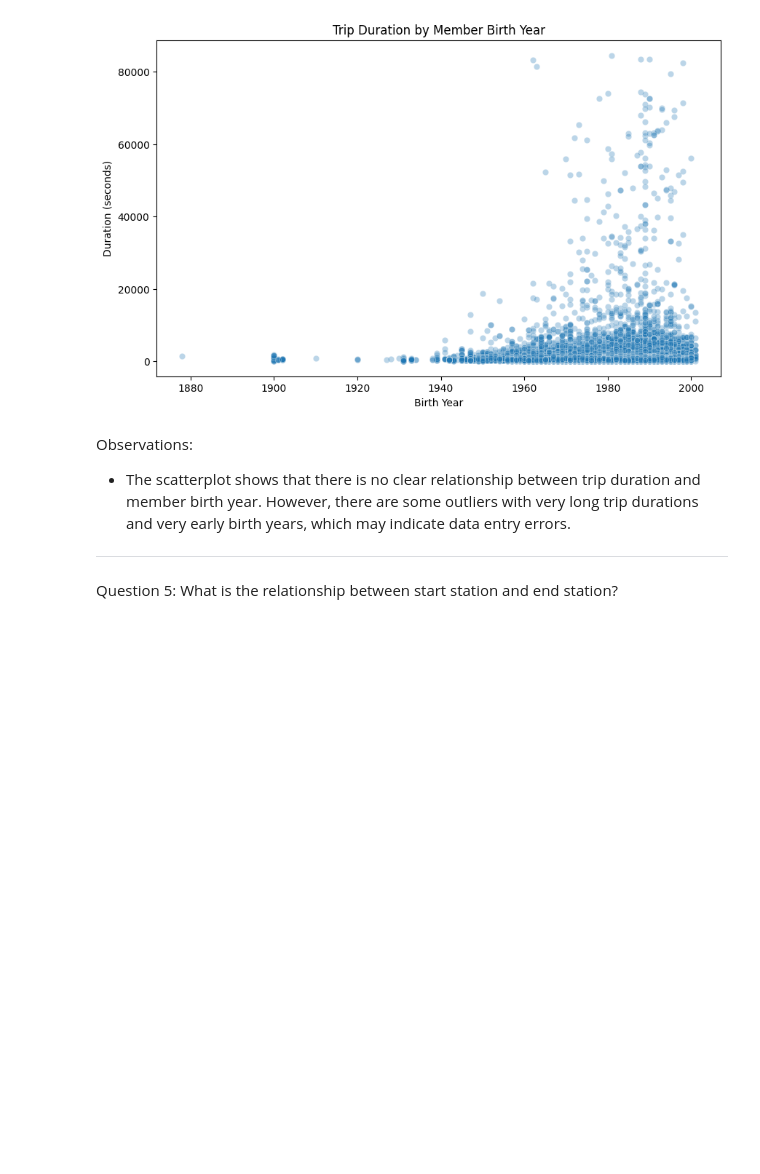
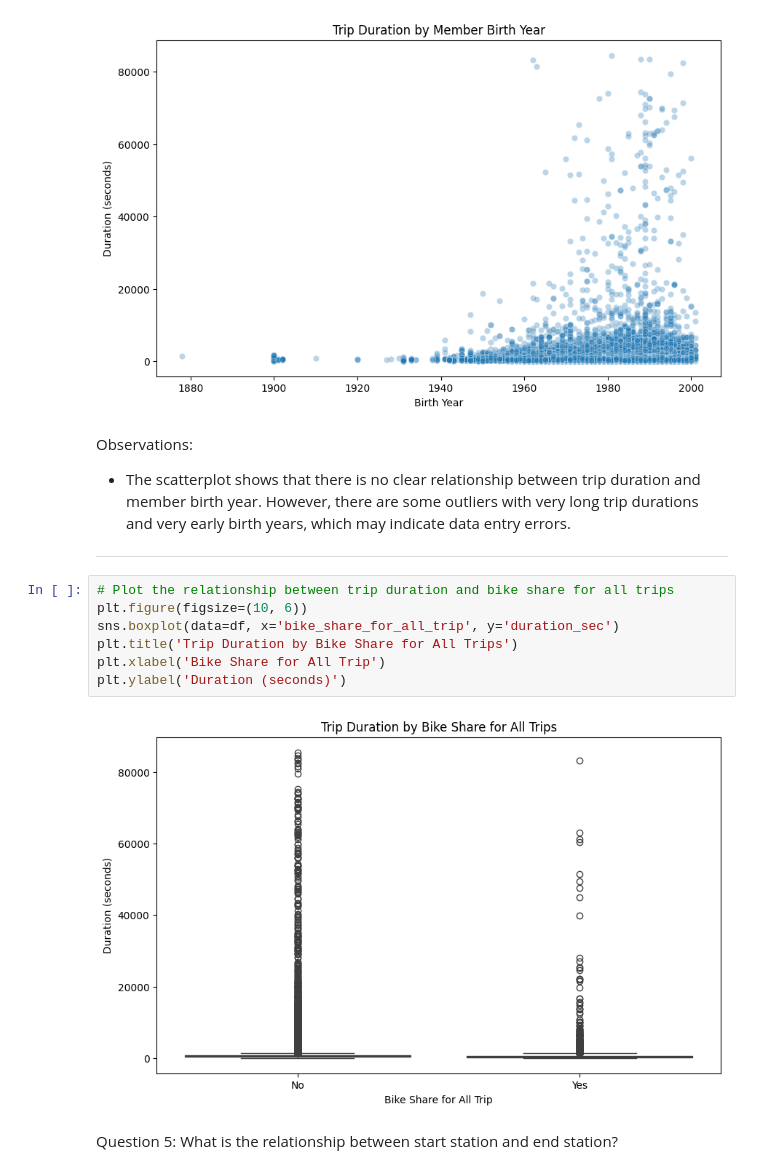
Before and after one commit to JonathanPrentice/Udacity-Data-Analyst-Nanodegree, a Jupyter notebook: Project 3 - Communicate Data Findings/notebooks/Part_I_Exploration.ipynb, the cells around one changed output. Drawn from its saved outputs; the diff is of its cells as text; blank space fills up the shorter version.

```diff
--- a/Project 3 - Communicate Data Findings/notebooks/Part_I_Exploration.ipynb
+++ b/Project 3 - Communicate Data Findings/notebooks/Part_I_Exploration.ipynb
@@ -284,6 +284,15 @@ plt.show()
 Observations:
 - The scatterplot shows that there is no clear relationship between trip duration and member birth year. However, there are some outliers with very long trip durations and very early birth years, which may indicate data entry errors.
 ---
+# %%
+# Plot the relationship between trip duration and bike share for all trips
+plt.figure(figsize=(10, 6))
+sns.boxplot(data=df, x='bike_share_for_all_trip', y='duration_sec')
+plt.title('Trip Duration by Bike Share for All Trips')
+plt.xlabel('Bike Share for All Trip')
+plt.ylabel('Duration (seconds)')
+# %% [output]
+[figure, added]
 # %% [markdown]
 Question 5: What is the relationship between start station and end station?
 # %%
```
Also changed, not shown: parts of 1 cell of this notebook.
